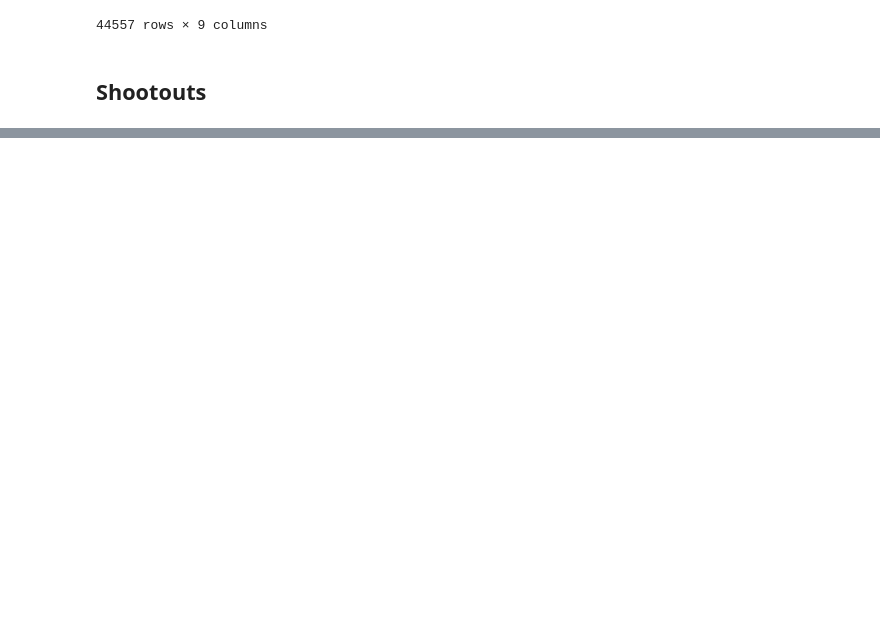
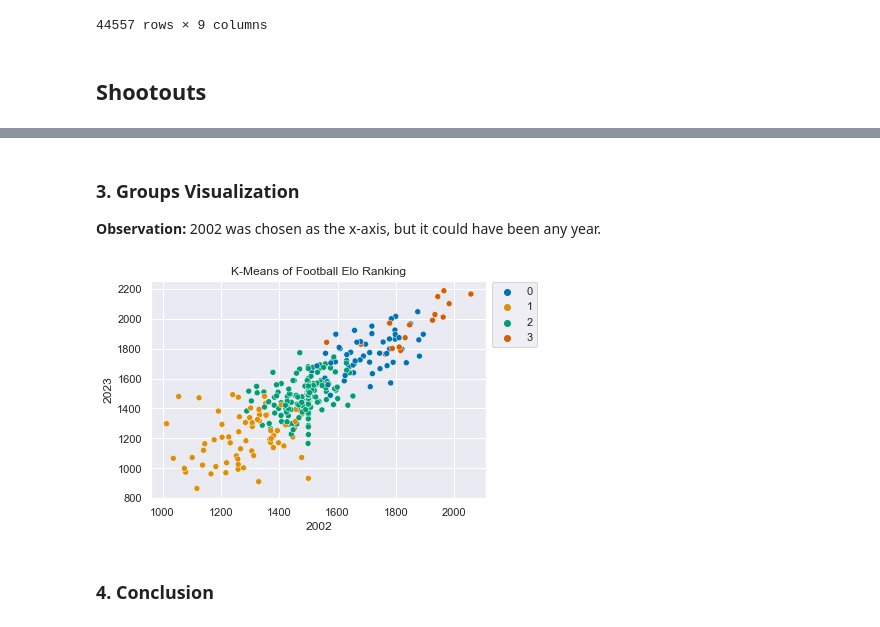
Before and after one commit to ryann-arruda/python-data-analysis, a Jupyter notebook: k_means.ipynb, the cells around one changed output, grey strips where cells are left out. Drawn from its saved outputs; the diff is of its cells as text; code cells hidden in the pictures; blank space fills up the shorter version.

```diff
--- a/k_means.ipynb
+++ b/k_means.ipynb
@@ -5,3 +12,9 @@ import pandas as pd
+# %%
+# Set aspects of the visual theme for all matplotlib and seaborn plots.
+sns.set()
+
+# Seed constant used in project
+MYSEED = 42
 # %% [markdown]
 # **K-means**
 # %% [markdown]
@@ -63,0 +311,8 @@ shootouts
+# %%
+# Select numeric columns and change type of column name
+teste = country_ranking.iloc[:, 1:].copy()
+teste.columns = teste.columns.astype(str)
+# %%
+kmeans_elo = KMeans(n_clusters=4, n_init=20, random_state=MYSEED)
+kmeans_elo.fit(teste)
+kmeans_elo.labels_
@@ -63,0 +335,12 @@ shootouts
+# %% [markdown]
+### **3. Groups Visualization**
+
+**Observation:** 2002 was chosen as the x-axis, but it could have been any year.
+# %%
+ax = sns.scatterplot(data=teste, y='2023', x='2002', hue=kmeans_elo.labels_, palette="colorblind")
+ax.set_title("K-Means of Football Elo Ranking")
+sns.move_legend(ax, "upper left", bbox_to_anchor=(1,1.02))
+# %% [output]
+[figure, added]
+# %% [markdown]
+### **4. Conclusion**
```
Also changed, not shown: parts of 26 cells of this notebook.
